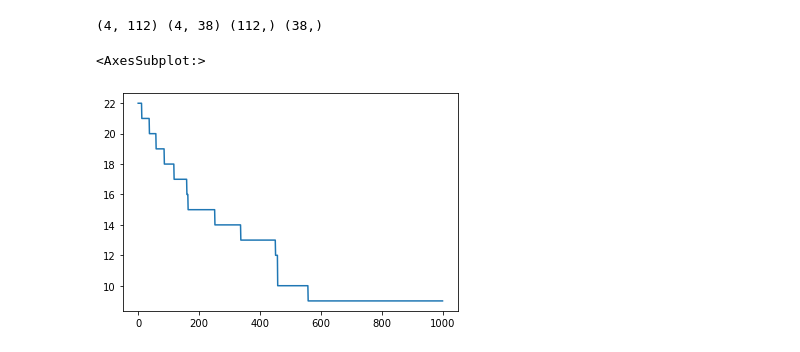
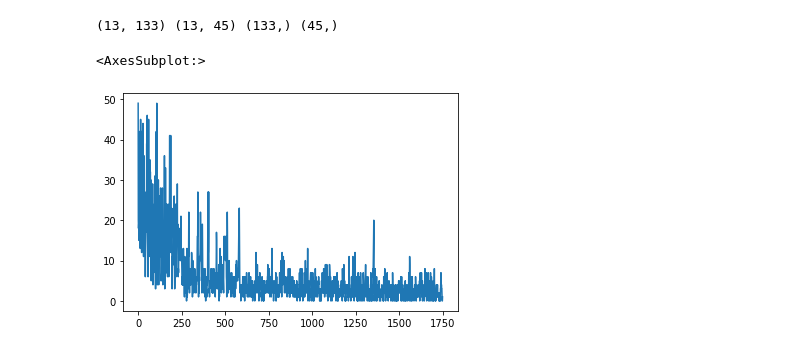
Before and after one commit to gdubbs100/dl_course, a Jupyter notebook: neural_network_from_scratch.ipynb, the cells around one changed output. Saved outputs shown, nothing was run; the diff lists cells and outputs as text; code cells hidden in the pictures.

```diff
--- a/neural_network_from_scratch.ipynb
+++ b/neural_network_from_scratch.ipynb
@@ -8,8 +8,8 @@ from sklearn import datasets
 from sklearn.preprocessing import StandardScaler
 from sklearn.model_selection import train_test_split
 
-iris = datasets.load_iris()
-X_train, X_test, y_train, y_test = train_test_split(iris["data"], iris["target"])
+data = datasets.load_wine()
+X_train, X_test, y_train, y_test = train_test_split(data["data"], data["target"])
 scaler = StandardScaler()
 X_train = scaler.fit_transform(X_train).T
 X_test = scaler.transform(X_test).T
@@ -17,4 +17,4 @@ y_train = (y_train == 0).astype(np.int64)
 y_test = (y_test == 0).astype(np.int64)
 print(X_train.shape, X_test.shape, y_train.shape, y_test.shape)
 # %% [output]
-(4, 112) (4, 38) (112,) (38,)
+(13, 133) (13, 45) (133,) (45,)
@@ -23,11 +35,20 @@ print(X_train.shape, X_test.shape, y_train.shape, y_test.shape)
 def calcLoss(actual, pred):
     return - actual / pred + (1 - actual) / (actual - pred)
 
+# sigmoid function
 def sigmoid(z):
     return 1 / (1 + np.exp(-z))
 
+# gets error for log reg
 def calcGrad(actual, pred):
     return pred - actual
+
+def roundCalcGrad(actual, pred):
+    return np.round(pred - actual, 0)
+
+# l2 regularisation
+def l2Reg(layers):
+    return np.sqrt(np.sum(np.power(np.concatenate([l.w.flatten() for l in layers]), 2)))
 
 # try building a general network
 class NetLayer:
@@ -52,10 +73,10 @@ class NetLayer:
         # pass activation to next layer
         return self.A_L.copy()
 
-    def backward(self, da, m):
+    def backward(self, da, m, lambd):
         dz = da * self.A_L * (1 - self.A_L)
         da = np.dot(self.w, dz)
-        dw = np.dot(dz, self.A_L_minus_one.T) / m
+        dw = 1/m * (np.dot(dz, self.A_L_minus_one.T) + lambd * self.w.T)
         db = np.sum(dz, axis = 1, keepdims= True) / m
         return da, dw, db
 
@@ -74,7 +95,19 @@ class NeuralNetwork:
             X = L.forward(X, train = train)
         return X
 
-    def train(self, X, y, epochs = 1, learning_rate = 0.01, batch_size = 150, lambd = 0):
+    def train(self, X, y, error_func = lambda x, y: y - x, reg_func = lambda x: 0, epochs = 1, learning_rate = 0.01, batch_size = 150, lambd = 0):
+
+        """
+        Specify training set (X), training targets (y)
+
+        Rest of arguments are defaults
+        """
+
+        # initialise weights
+        for l in self.layers:
+            l.w *= 2 / batch_size
+            l.b *= 2 / batch_size
+
 
         # record training errors
         errors = {}
@@ -92,15 +125,15 @@ class NeuralNetwork:
             # forward pass
             A = self.forward(A)
 
-            # calc the error
-            da = calcGrad(y_actual, A)
+            # calc the error - reg if lambd > 0
+            da = error_func(y_actual, A) + lambd / (2 * batch_size) * reg_func(self.layers)
 
-            errors[i] = np.sum(da)
+            errors[i] = np.sum(np.abs(da) )
 
             # back prop
             for j in range(len(self.layers) - 1, -1, -1):
                 current_layer = self.layers[j]
-                da, dw, db = current_layer.backward(da, batch_size)
+                da, dw, db = current_layer.backward(da, batch_size, lambd)
                 ### convert dimensions back using transpose because of our convention - (input_dim, output_dim)
                 update_w = - learning_rate * dw.T
                 update_b = - learning_rate * db
@@ -112,23 +145,23 @@ class NeuralNetwork:
         A = self.forward(X, train = False)
         return A
 # %%
-layer1 = NetLayer(4, 1, sigmoid)
-layer2 = NetLayer(3, 3, sigmoid)
-layer3 = NetLayer(3, 1, sigmoid, 0.3)
+layer1 = NetLayer(13, 7, sigmoid)
+layer2 = NetLayer(7, 1, sigmoid)
+layer3 = NetLayer(3, 1, sigmoid)
 
 layers = [
     layer1,
-    #layer2,
+    layer2,
     # layer3
 ]
 
 net = NeuralNetwork(layers)
 
 
-results = net.train(X_train, y_train, batch_size = X_train.shape[1], epochs =1000, learning_rate=0.01)
+results = net.train(X_train, y_train, error_func = roundCalcGrad, batch_size = 60, epochs =1750, learning_rate=0.03, lambd = 0, reg_func=l2Reg)
 
 # check that cost function is converging
 pd.Series(results).plot()
 # %% [output]
 <AxesSubplot:>
-[figure, old version]
+[figure, new version]
```
Also changed, not shown: parts of 10 cells of this notebook.
